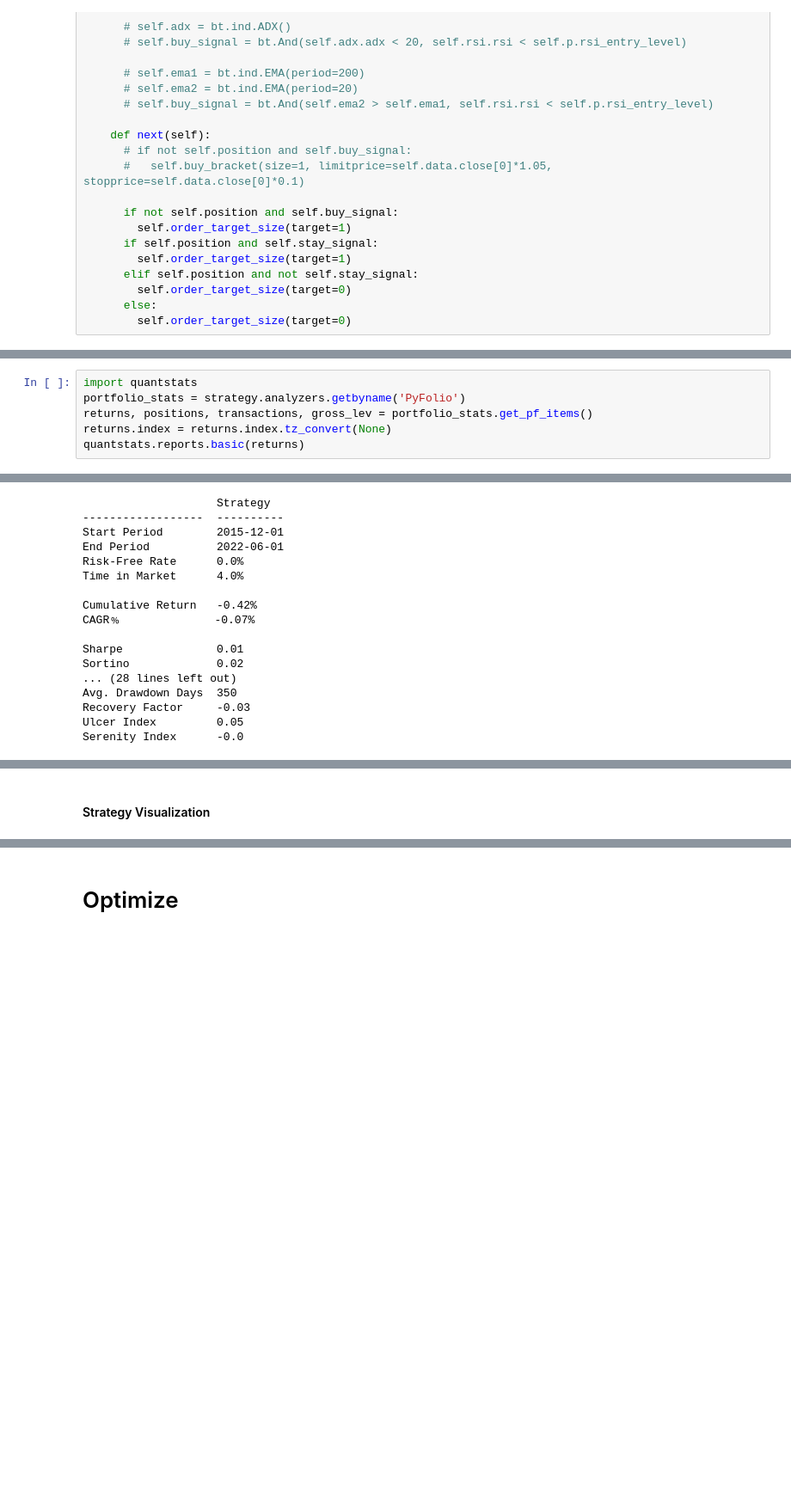
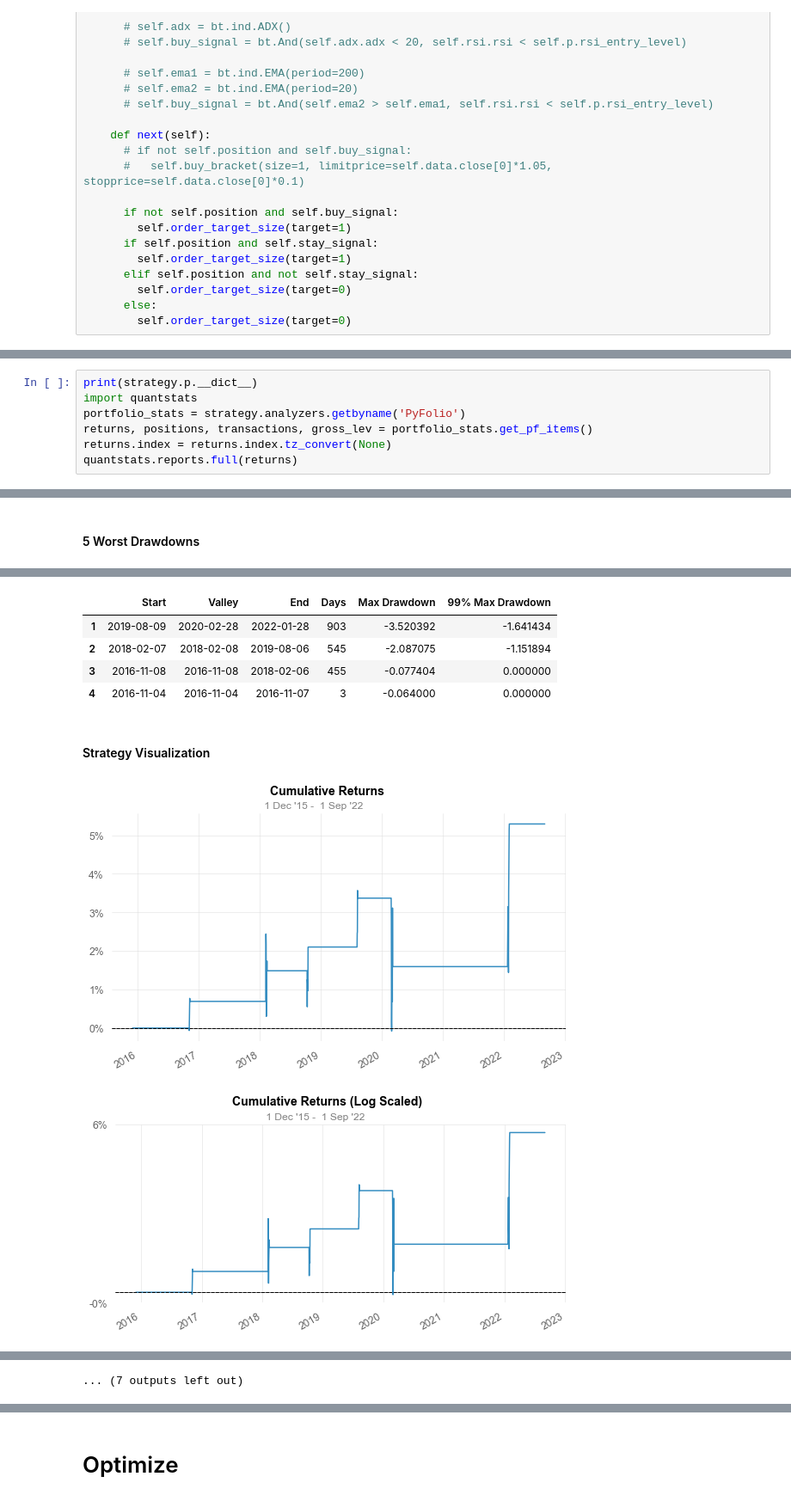
Before and after one commit to jamesfulford/biggest-losers, a Jupyter notebook: src/strat/chipdip/Backtest.ipynb, the cells around one changed output, grey strips where cells are left out. Shown at 86% size. Saved outputs shown, nothing was run; the diff lists cells and outputs as text; blank space fills up the shorter version.

```diff
--- a/src/strat/chipdip/Backtest.ipynb
+++ b/src/strat/chipdip/Backtest.ipynb
@@ -156,7 +139,8 @@ Losers  : 16.7% @ -8.92
 # %%
+print(strategy.p.__dict__)
 import quantstats
 portfolio_stats = strategy.analyzers.getbyname('PyFolio')
 returns, positions, transactions, gross_lev = portfolio_stats.get_pf_items()
 returns.index = returns.index.tz_convert(None)
-quantstats.reports.basic(returns)
+quantstats.reports.full(returns)
 # %% [output]
@@ -163,18 +148 @@ quantstats.reports.basic(returns)
 Performance Metrics
-                    Strategy
-------------------  ----------
-Start Period        2015-12-01
-End Period          2022-06-01
-Risk-Free Rate      0.0%
-Time in Market      4.0%
-
-Cumulative Return   -0.42%
-CAGR﹪              -0.07%
-
-Sharpe              0.01
-Sortino             0.02
-... (28 lines left out)
-Avg. Drawdown Days  350
-Recovery Factor     -0.03
-Ulcer Index         0.05
-Serenity Index      -0.0
@@ -181 +167 @@ Serenity Index      -0.0
-Strategy Visualization
+5 Worst Drawdowns
@@ -185,0 +168,8 @@ Strategy Visualization
+|  | Start | Valley | End | Days | Max Drawdown | 99% Max Drawdown |
+| 1 | 2019-08-09 | 2020-02-28 | 2022-01-28 | 903 | -3.520392 | -1.641434 |
+| 2 | 2018-02-07 | 2018-02-08 | 2019-08-06 | 545 | -2.087075 | -1.151894 |
+| 3 | 2016-11-08 | 2016-11-08 | 2018-02-06 | 455 | -0.077404 | 0.000000 |
+| 4 | 2016-11-04 | 2016-11-04 | 2016-11-07 | 3 | -0.064000 | 0.000000 |
+Strategy Visualization
+[figure, added]
+[figure, added]
@@ -185,0 +179 @@ Strategy Visualization
+... (7 outputs left out)
```
Also changed, not shown: parts of 13 cells of this notebook.
